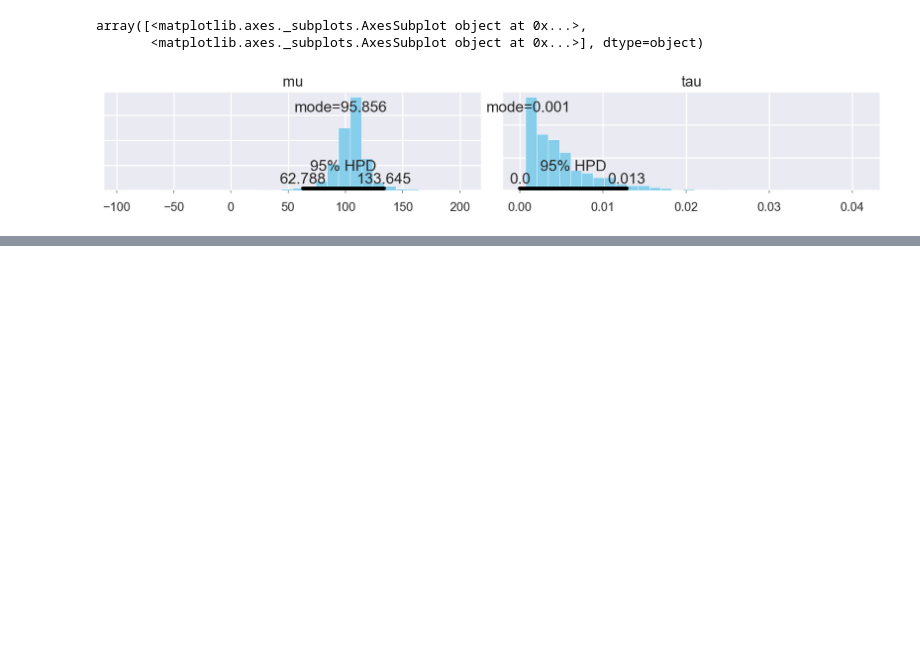
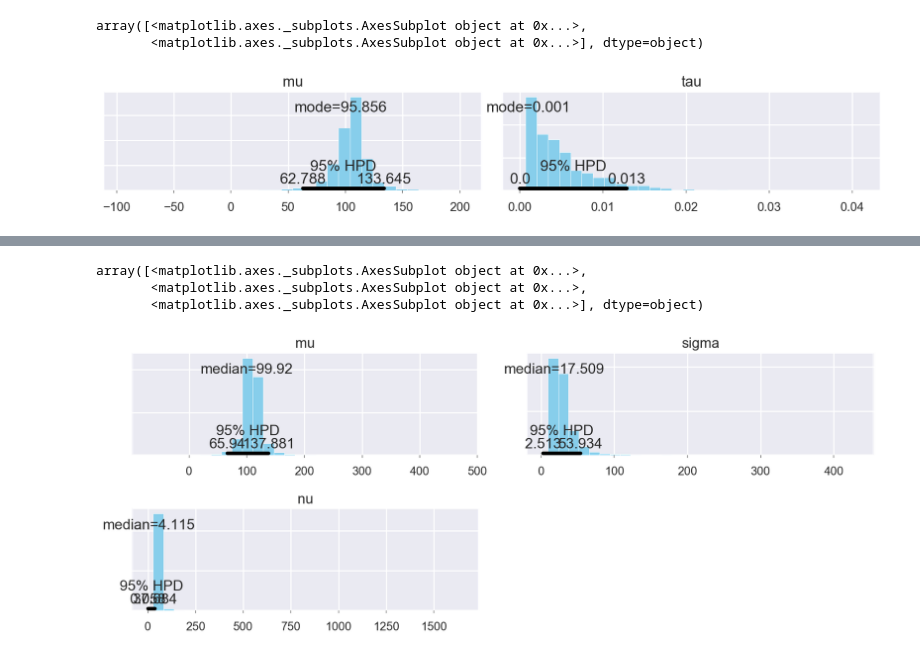
Before and after one commit to zachwill/mcmc, a Jupyter notebook: 16_01_estimating_mean_and_stddev_of_normal_dist.ipynb, the cells around one changed output, grey strips where cells are left out. Saved outputs shown, nothing was run; the diff lists cells and outputs as text; code cells hidden in the pictures; blank space fills up the shorter version.

Commit message:
Update Ch 16 models

```diff
--- a/16_01_estimating_mean_and_stddev_of_normal_dist.ipynb
+++ b/16_01_estimating_mean_and_stddev_of_normal_dist.ipynb
@@ -20,17 +20,17 @@ sns.set_palette(["#87ceeb"])
 sns.set_context("talk")
 # %%
 # True params: mu = 100, sigma = 15
-y = [85, 100, 115]
+data = [85, 100, 115]
 # Another possibility for observed data...
 # y = st.norm(100, 15).rvs(5).round()
-print y
+print data
 
 with pm.Model() as model:
     # Priors
     tau = pm.Gamma("tau", .001, .001)
     mu = pm.Normal("mu", mu=0, tau=1E-8)
     # Likelihood
-    y = pm.Normal("y", mu=mu, tau=tau, observed=y)
+    y = pm.Normal("y", mu=mu, tau=tau, observed=data)
     # Sample
     start = pm.find_MAP()
     step = pm.Metropolis()
@@ -66,0 +74,11 @@ array([<matplotlib.axes._subplots.AxesSubplot object at 0x...>,
+# %%
+with pm.Model() as gelman_model:
+    # Priors
+    sigma = pm.HalfCauchy("sigma", 10)
+    mu = pm.Normal("mu", mu=0, tau=1E-8)
+    # Likelihood
+    y = pm.Normal("y", mu=mu, sd=sigma, observed=data)
+    # Sample
+    start = pm.find_MAP()
+    step = pm.NUTS()
+    trace = pm.sample(10000, step, start)
@@ -66,0 +103,13 @@ array([<matplotlib.axes._subplots.AxesSubplot object at 0x...>,
+# %%
+# Mixing in a dash of robust estimation...
+with pm.Model() as t_model:
+    # Priors
+    sigma = pm.HalfCauchy("sigma", 25)
+    mu = pm.Normal("mu", mu=0, tau=1E-8)
+    nu = pm.HalfCauchy("nu", 3)
+    # Likelihood
+    y = pm.StudentT("y", nu=nu, mu=mu, sd=sigma, observed=data)
+    # Sample
+    start = pm.find_MAP()
+    step = pm.NUTS()
+    trace = pm.sample(10000, step, start)
@@ -66,0 +137,7 @@ array([<matplotlib.axes._subplots.AxesSubplot object at 0x...>,
+# %%
+pm.plot_posterior(trace[burn_in:], point_estimate="median")
+# %% [output]
+array([<matplotlib.axes._subplots.AxesSubplot object at 0x...>,
+       <matplotlib.axes._subplots.AxesSubplot object at 0x...>,
+       <matplotlib.axes._subplots.AxesSubplot object at 0x...>], dtype=object)
+[figure, added]
```
Also changed, not shown: parts of 8 cells of this notebook, 1 other file.
